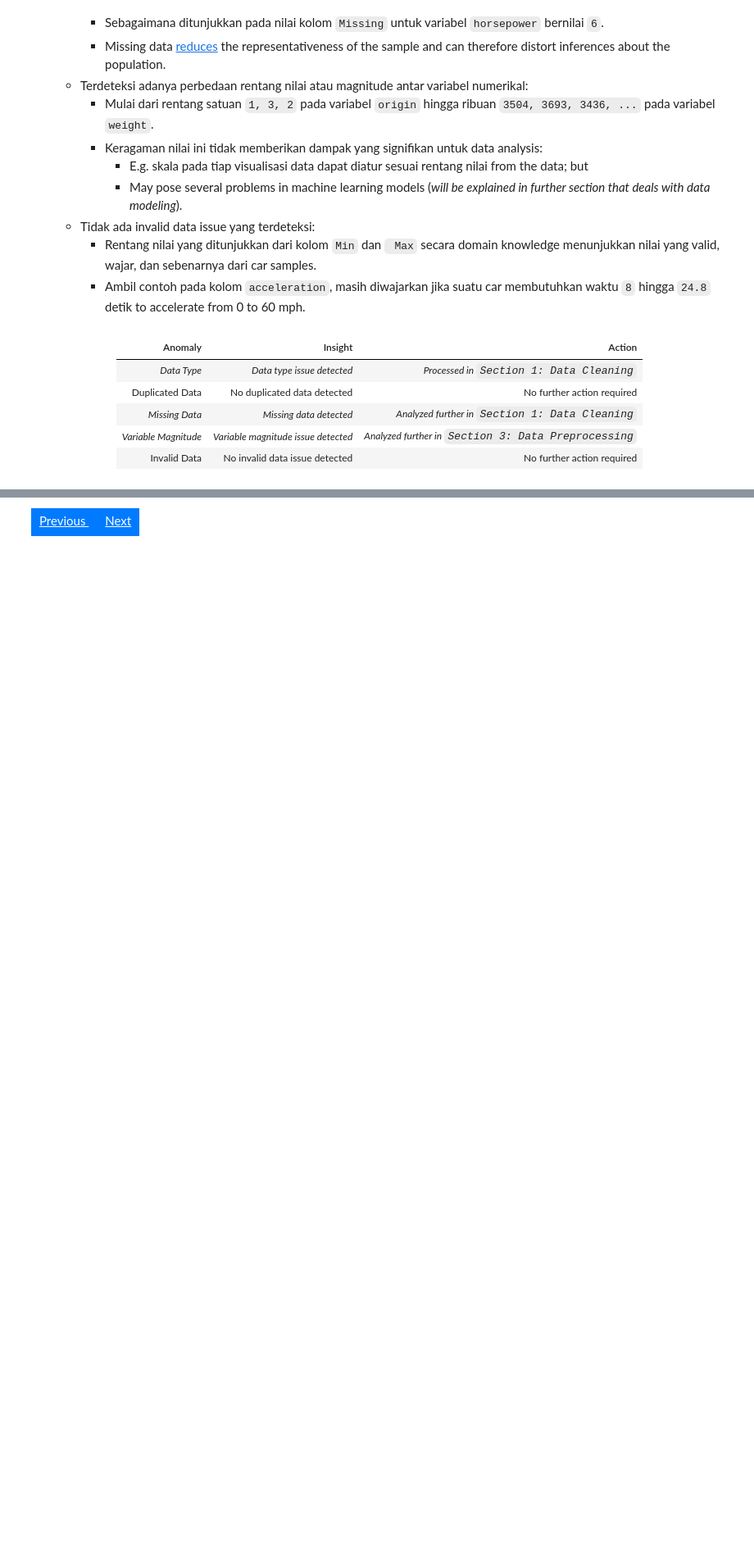
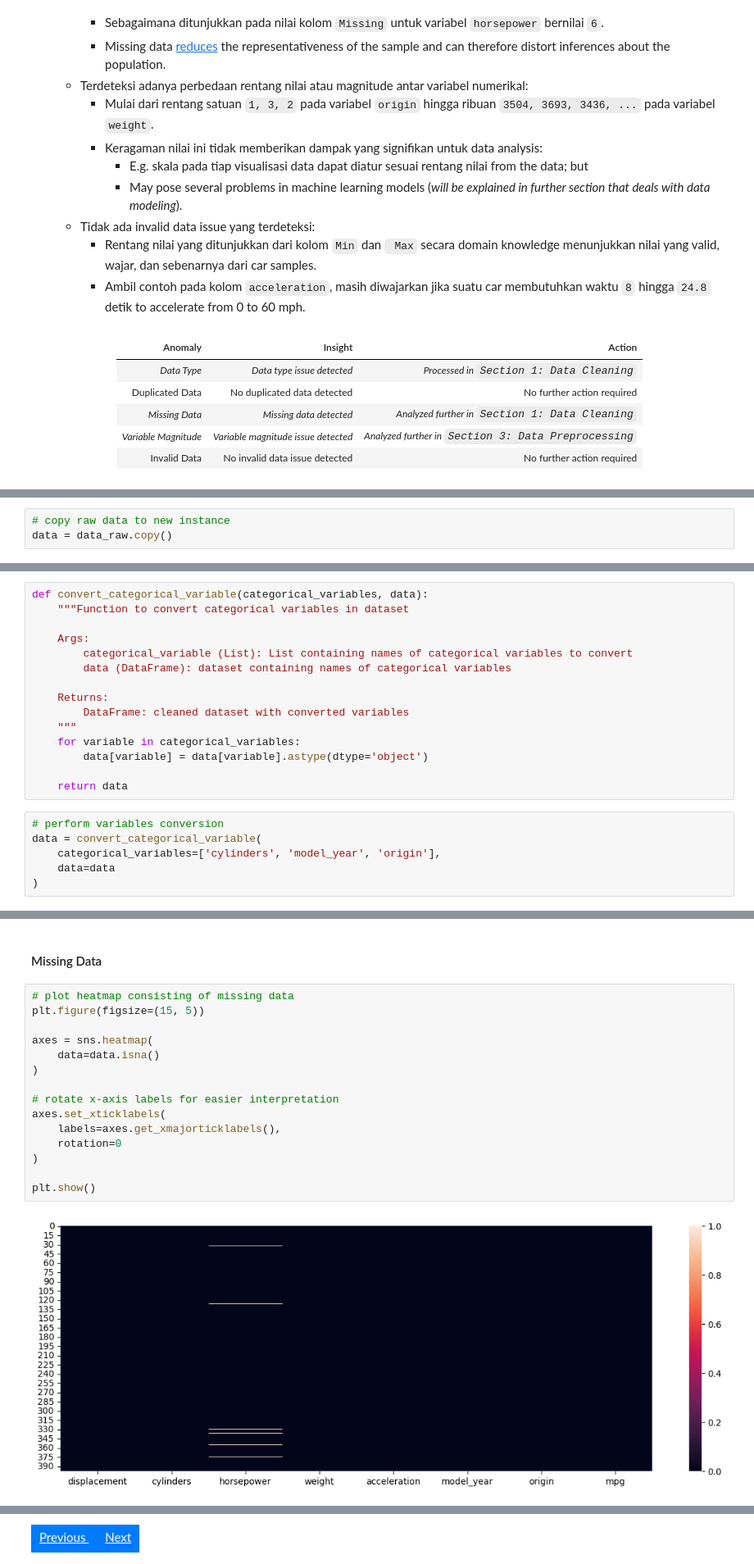
Before and after one commit to garudapaksi-yusuf/Auto_MPG_Prediction, a Jupyter notebook: notebook/__1_data_understanding.ipynb, the cells around one changed output, grey strips where cells are left out. Shown: that part at 82% size. Cells and saved outputs as stored; diff of their text form; blank space fills up the shorter version.

Commit message:
data understanding

```diff
--- a/notebook/__1_data_understanding.ipynb
+++ b/notebook/__1_data_understanding.ipynb
@@ -194,0 +198,3 @@ Data Audit:
+# %%
+# copy raw data to new instance
+data = data_raw.copy()
@@ -194,0 +207,21 @@ Data Audit:
+# %%
+def convert_categorical_variable(categorical_variables, data):
+    """Function to convert categorical variables in dataset
+
+    Args:
+        categorical_variable (List): List containing names of categorical variables to convert
+        data (DataFrame): dataset containing names of categorical variables
+
+    Returns:
+        DataFrame: cleaned dataset with converted variables
+    """
+    for variable in categorical_variables:
+        data[variable] = data[variable].astype(dtype='object')
+
+    return data
+# %%
+# perform variables conversion
+data = convert_categorical_variable(
+    categorical_variables=['cylinders', 'model_year', 'origin'],
+    data=data
+)
@@ -194,0 +232,19 @@ Data Audit:
+# %% [markdown]
+#### Missing Data
+# %%
+# plot heatmap consisting of missing data
+plt.figure(figsize=(15, 5))
+
+axes = sns.heatmap(
+    data=data.isna()
+)
+
+# rotate x-axis labels for easier interpretation
+axes.set_xticklabels(
+    labels=axes.get_xmajorticklabels(),
+    rotation=0
+)
+
+plt.show()
+# %% [output]
+[figure, added]
```
Also changed, not shown: parts of 21 cells of this notebook, 1 other file.
